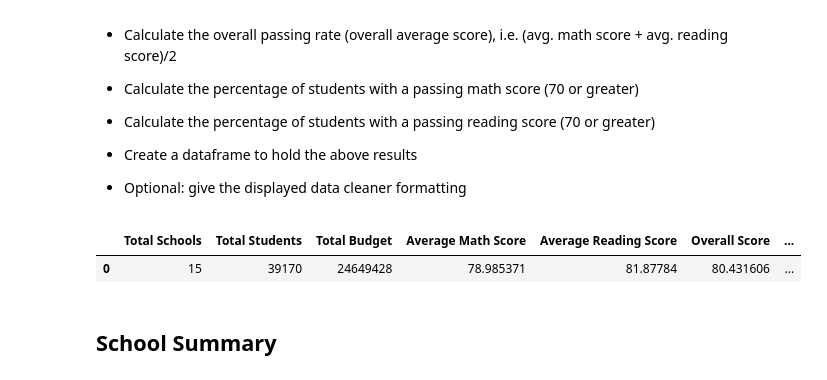
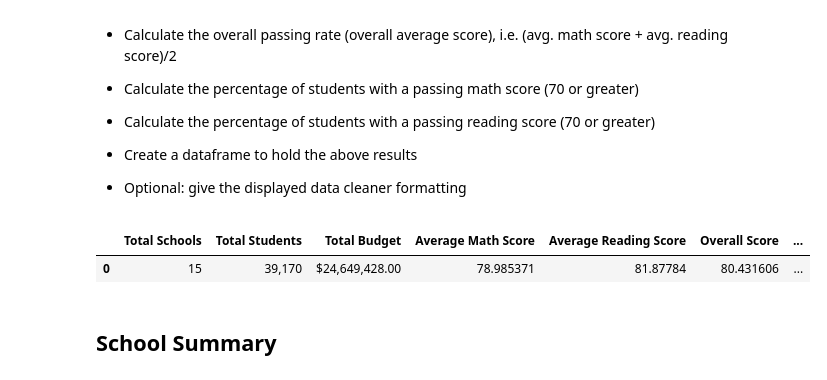
Before and after one commit to nvanlangen/pandas-challenge, a Jupyter notebook: PyCitySchools/PyCitySchools_NVL.ipynb, the cells around one changed output. Drawn from its saved outputs; the diff is of its cells as text; code cells hidden in the pictures.

```diff
--- a/PyCitySchools/PyCitySchools_NVL.ipynb
+++ b/PyCitySchools/PyCitySchools_NVL.ipynb
@@ -38,31 +38,37 @@ school_data_complete = pd.merge(student_data, school_data, how="left", on=["scho
 
 * Optional: give the displayed data cleaner formatting
 # %%
+#Calculate each value and save in a variable
 num_schools = school_data["school_name"].nunique()
 num_students= student_data["Student ID"].nunique()
 total_budget= school_data["budget"].sum()
 math_ave = student_data["math_score"].mean()
 reading_ave = student_data["reading_score"].mean()
 overall_ave = (student_data["reading_score"].mean() +student_data["math_score"].mean())/2
 student_data_math = student_data.loc[student_data["math_score"] >= 70,:]
 math_pass_pct = len(student_data_math) / len(student_data) * 100
 student_data_reading = student_data.loc[student_data["reading_score"] >= 70,:]
 reading_pass_pct = len(student_data_reading) / len(student_data) * 100
 overall_pct =(reading_pass_pct + math_pass_pct)/2
 
+#Create a dataframe for District Summary
 totals_df = pd.DataFrame({"Total Schools":[num_schools],
                           "Total Students":[num_students],
                           "Total Budget":[total_budget],
                           "Average Math Score":[math_ave],
                           "Average Reading Score":[reading_ave],
                           "Overall Score":[overall_ave],
                           "% Passing Math":[math_pass_pct],
                           "% Passing Reading":[reading_pass_pct],
                           "% Overall Passing Rate":[overall_pct]})
+
+#Format Total Students and Total Budget
+totals_df["Total Students"] = totals_df["Total Students"].map("{:,}".format)
+totals_df["Total Budget"] = totals_df["Total Budget"].map("${:,.2f}".format)
 totals_df
 # %% [output]
 |  | Total Schools | Total Students | Total Budget | Average Math Score | Average Reading Score | Overall Score | ... |
-| 0 | 15 | 39170 | 24649428 | 78.985371 | 81.87784 | 80.431606 | ... |
+| 0 | 15 | 39,170 | $24,649,428.00 | 78.985371 | 81.87784 | 80.431606 | ... |
 # %% [markdown]
 ## School Summary
 # %% [markdown]
```
Also changed, not shown: parts of 10 cells of this notebook, 1 other file.
